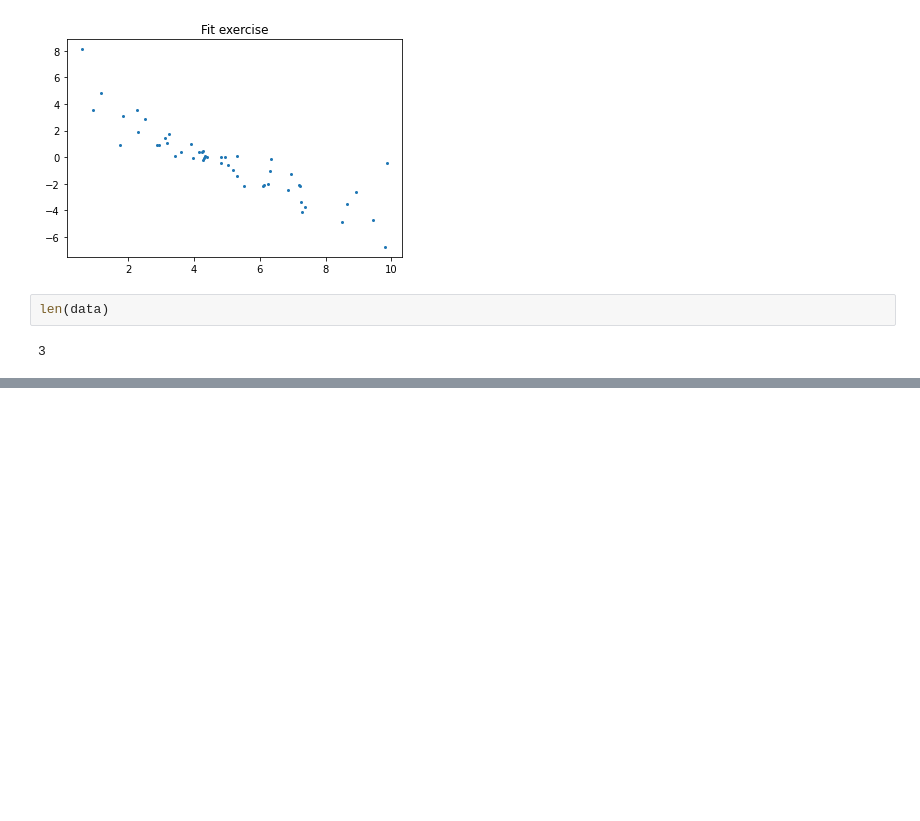
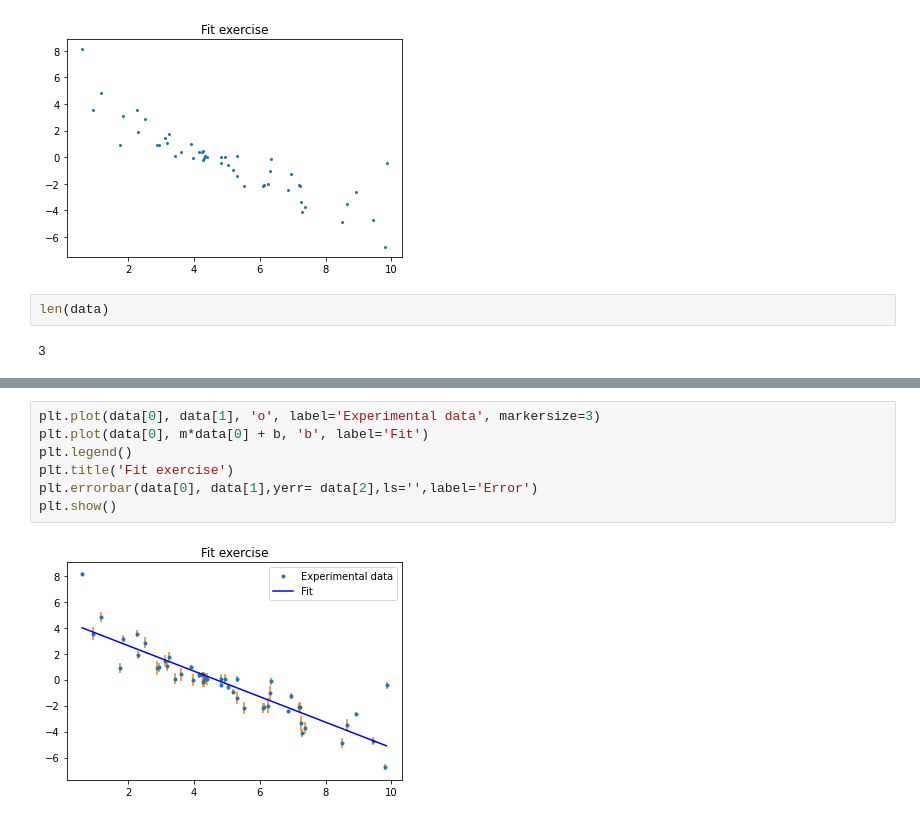
Before and after one commit to DCIDA2019/dcida2020ii-APaloma710, a Jupyter notebook: Oct9/Fit_Exercise.ipynb, the cells around one changed output, grey strips where cells are left out. Cells and saved outputs as stored; diff of their text form; blank space fills up the shorter version.

```diff
--- a/Oct9/Fit_Exercise.ipynb
+++ b/Oct9/Fit_Exercise.ipynb
@@ -48,0 +77,9 @@ plt.show()
+# %%
+plt.plot(data[0], data[1], 'o', label='Experimental data', markersize=3)
+plt.plot(data[0], m*data[0] + b, 'b', label='Fit')
+plt.legend()
+plt.title('Fit exercise')
+plt.errorbar(data[0], data[1],yerr= data[2],ls='',label='Error')
+plt.show()
+# %% [output]
+[figure, added]
```
Also changed, not shown: parts of 3 cells of this notebook.
